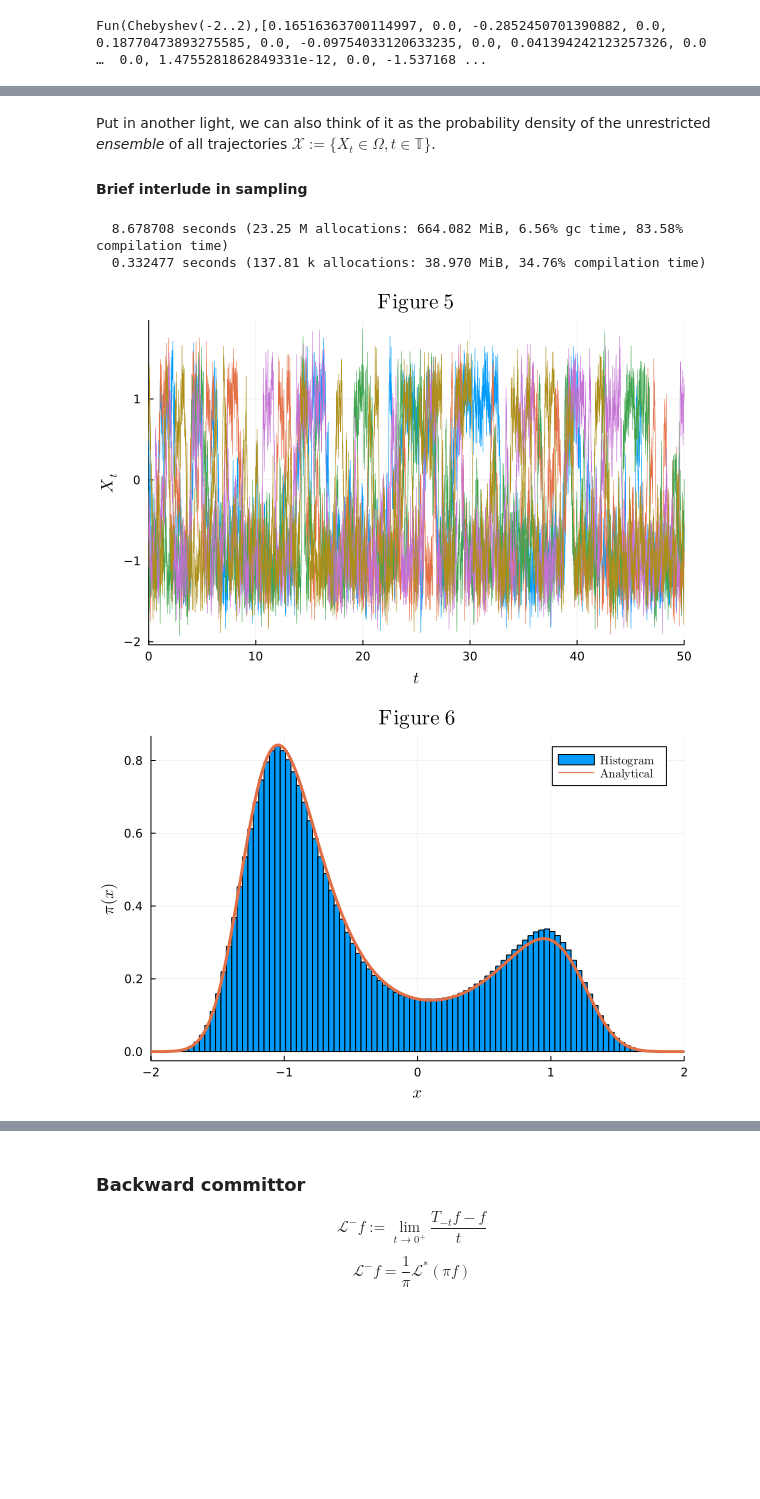
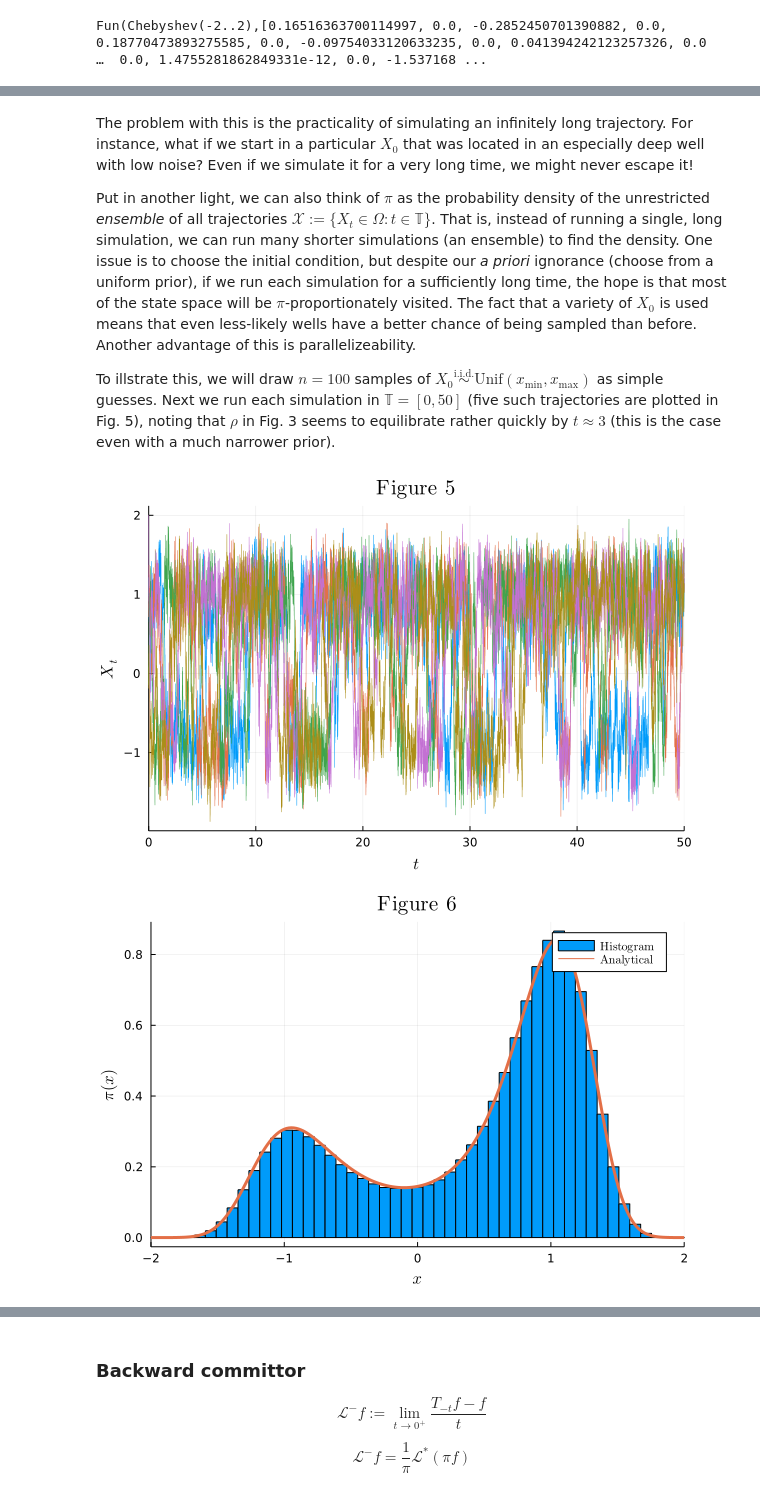
Before and after one commit to mjyshin/math-tutorials, a Jupyter notebook: transition_path.ipynb, the cells around one changed output, grey strips where cells are left out. Cells and saved outputs as stored; diff of their text form; code cells hidden in the pictures; blank space fills up the shorter version.

Commit message:
More text content, simulations, and code cleanup.

```diff
--- a/transition_path.ipynb
+++ b/transition_path.ipynb
@@ -107,11 +107,12 @@ where $V(x) = \frac{1}{\epsilon}\left(\frac{x^4}{4} - \frac{x^2}{2} - \alpha x\r
 ϵ,α = 0.1,0.1
 xmin,xmax = -2,2
 Ω = Chebyshev(xmin..xmax)
-V = Fun(x->(x^4/4 - x^2/2 + α*x)/ϵ,Ω)
+V = Fun(x->(x^4/4 - x^2/2 - α*x)/ϵ,Ω)
 a,c,b = roots(V')
 
 xlims = (xmin,xmax)
-fig = plot(V,title=L"\textrm{Figure\ 1}",label=false,fmt=:png)
+title(n) = L"\textrm{Figure\,\ %$n}"
+fig = plot(V,title=title(1),label=false,fmt=:png)
 fig = scatter!([a],[V(a)],label=L"a",xlims=xlims)
 fig = scatter!([b],[V(b)],label=L"b",xlabel=L"x")
 fig = scatter!([c],[V(c)],label=L"c",ylabel=L"V(x)")
@@ -254,11 +255,11 @@ What does this tell us? The equilibrium density $\pi(x)$ is the long-run (i.e.,
 # %%
 Random.seed!(2)
 Δt = 1e-4
-bins = range(xmin,xmax,100)
+bins = range(xmin,xmax,50)
 X = solve(remake(prob,tspan=(0.0,1000.0)),maxiters=Int(1e7),saveat=Δt)
 h1 = normalize(fit(Histogram,X.u,bins))
 
-fig = plot(xlabel=L"x",ylabel=L"\pi(x)",title=L"\textrm{Figure\ 4}")
-fig = plot!(h1,label=L"\textrm{Histogram}",xlims=xlims,fmt=:png)
-fig = plot!(πᵃ,width=3,label=L"\textrm{Analytical}")
+fig = plot(xlabel=L"x",ylabel=L"\pi(x)",title=title(4))
+fig = plot!(h1,label=L"\textrm{Histogram}",xlims=xlims)
+fig = plot!(πᵃ,width=3,label=L"\textrm{Analytical}",fmt=:png)
 # %% [output]
@@ -266,60 +267,24 @@ fig = plot!(πᵃ,width=3,label=L"\textrm{Analytical}")
 # %% [markdown]
-Put in another light, we can also think of it as the probability density of the unrestricted *ensemble* of all trajectories $\mathcal{X}:=\{X_t\in\Omega,t\in\mathbb{T}\}$.
+The problem with this is the practicality of simulating an infinitely long trajectory. For instance, what if we start in a particular $X_0$ that was located in an especially deep well with low noise? Even if we simulate it for a very long time, we might never escape it!
 
-#### Brief interlude in sampling
+Put in another light, we can also think of $\pi$ as the probability density of the unrestricted *ensemble* of all trajectories $\mathcal{X}:=\{X_t\in\Omega:t\in\mathbb{T}\}$. That is, instead of running a single, long simulation, we can run many shorter simulations (an ensemble) to find the density. One issue is to choose the initial condition, but despite our *a priori* ignorance (choose from a uniform prior), if we run each simulation for a sufficiently long time, the hope is that most of the state space will be $\pi$-proportionately visited. The fact that a variety of $X_0$ is used means that even less-likely wells have a better chance of being sampled than before. Another advantage of this is parallelizeability.
+
+To illstrate this, we will draw $n=100$ samples of $X_0\stackrel{\text{i.i.d.}}{\sim}\text{Unif}(x_\min,x_\max)$ as simple guesses. Next we run each simulation in $\mathbb{T} = [0,50]$ (five such trajectories are plotted in Fig. 5), noting that $\rho$ in Fig. 3 seems to equilibrate rather quickly by $t\approx3$ (this is the case even with a much narrower prior).
-# %%
-function rejection(f::Fun,N::Int)
-    Ω = domain(f)
-    a,b = Ω.left,Ω.right
-    M = maximum(f)
-    X = []
-    while length(X) < N
-        x = rand(Uniform(a,b))
-        r = rand(Uniform(0,M))
-        if r < f(x) push!(X,x) end
-    end
-    return X
-end
-
-function metropolis(f::Fun,N::Int,σ::Real)
-    Ω = domain(f)
-    a,b = Ω.left,Ω.right
-    X = [rand(Uniform(a,b))]
-    while length(X) < N
-        x = X[end]
-        y = x + rand(Normal(0,σ))
-        if y ∈ Ω
-            α = f(y)/f(x)
-            if rand() < α push!(X,y)
-            else push!(X,x) end
-        else push!(X,x) end
-    end
-    return X
-end
-
-Random.seed!(3)
-M,N = 100,Int(1e4)
-@time begin for i ∈ 1:M rejection(πⁿ,N) end end
-@time begin for i ∈ 1:M metropolis(πⁿ,N,0.5) end end
-# %% [output]
-  8.678708 seconds (23.25 M allocations: 664.082 MiB, 6.56% gc time, 83.58% compilation time)
-  0.332477 seconds (137.81 k allocations: 38.970 MiB, 34.76% compilation time)
 # %%
-Random.seed!(4)
+Random.seed!(3)
 n,tf = 100,50.0
-#X0 = metropolis(πⁿ,n,0.5)
 X0 = rand(Uniform(xmin,xmax),n)
 𝒳 = [solve(remake(prob,u0=X0[i],tspan=(0.0,tf)),saveat=Δt).u for i ∈ 1:n]
-hn = normalize(merge(fit.(Ref(Histogram),𝒳,Ref(bins))...))
+hn = normalize(merge(fit.(Histogram,𝒳,Ref(bins))...))
 
-fig = plot(xlabel=L"t",ylabel=L"X_t",title=L"\textrm{Figure\ 5}")
-fig = plot!(0:Δt:tf,𝒳[1:5],width=0.5,label=false,xlims=(0,tf),fmt=:png)
+fig = plot(xlabel=L"t",ylabel=L"X_t",title=title(5),fmt=:png)
+fig = plot!(0:Δt:tf,𝒳[1:5],width=0.5,label=false,xlims=(0,tf))
 display(fig)
 
-fig = plot(xlabel=L"x",ylabel=L"\pi(x)",title=L"\textrm{Figure\ 6}")
-fig = plot!(hn,label=L"\textrm{Histogram}",xlims=xlims,fmt=:png)
-fig = plot!(πᵃ,width=3,label=L"\textrm{Analytical}")
+fig = plot(xlabel=L"x",ylabel=L"\pi(x)",title=title(6))
+fig = plot!(hn,label=L"\textrm{Histogram}",xlims=xlims)
+fig = plot!(πᵃ,width=3,label=L"\textrm{Analytical}",fmt=:png)
 display(fig)
 # %% [output]
-[figure, old version]
+[figure, new version]
-[figure, old version]
+[figure, new version]
```
Also changed, not shown: parts of 30 cells of this notebook.
